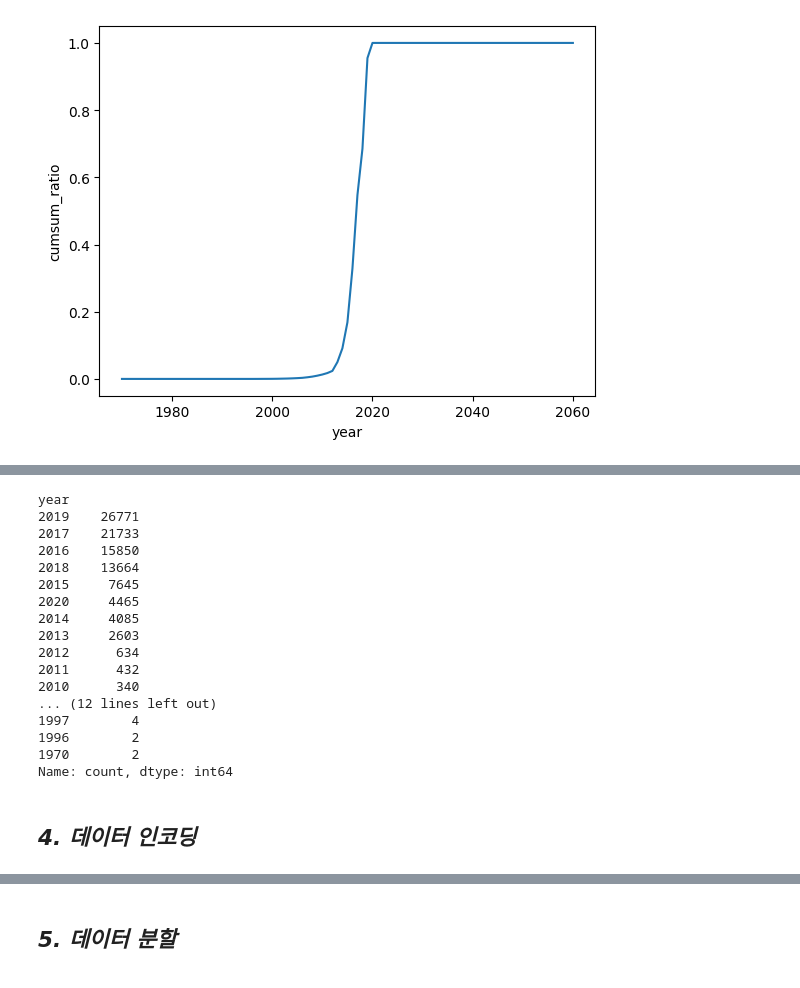
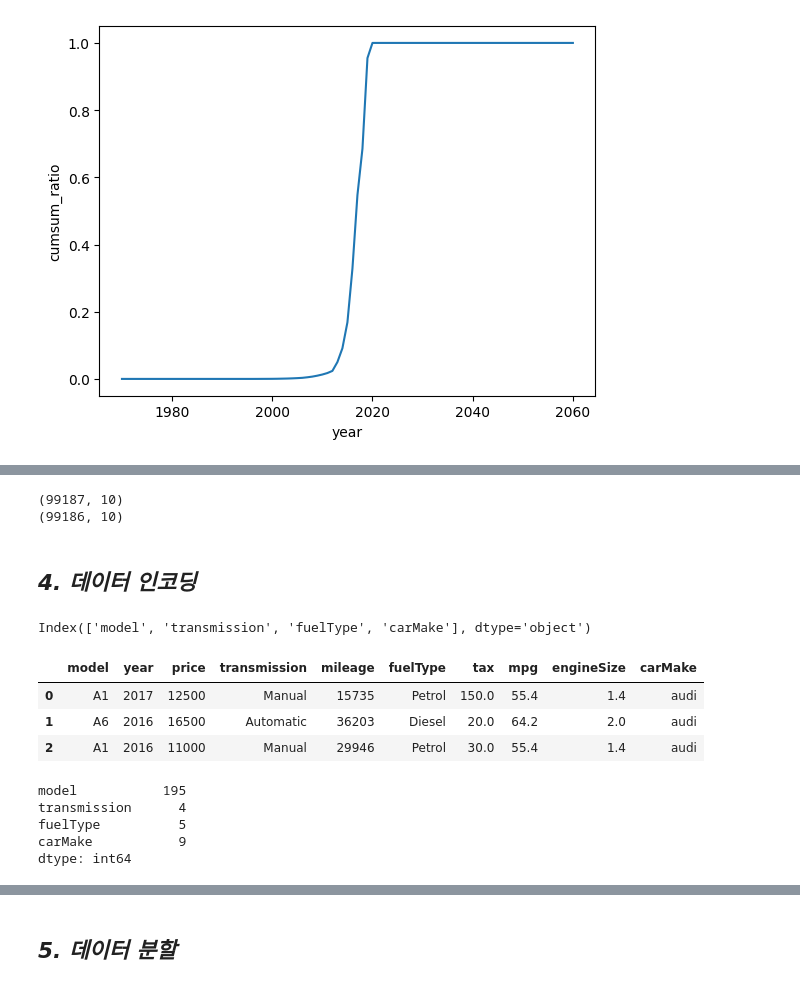
Before and after one commit to parkgunha/Chagawa_project, a Jupyter notebook: 건하_통합코드.ipynb, the cells around one changed output, grey strips where cells are left out. Drawn from its saved outputs; the diff is of its cells as text; code cells hidden in the pictures.

```diff
--- a/건하_통합코드.ipynb
+++ b/건하_통합코드.ipynb
@@ -73,7 +73,7 @@ data_frames = []
 for file_path in file_paths:
     df = pd.read_csv(file_path)
     print(f"{file_path} 파일 읽기 완료. 데이터 크기: {df.shape}")
-    df["carMake"] = file_path.split('/')[-1].split('.')[0]
+    df["carMake"] = file_path.split('/')[-1].split('.')[0].split('\\')[1]
     data_frames.append(df)
 # %% [output]
 c:\Users\a\OneDrive\Documents\GitHub\Chagawa/used_car copy\audi.csv 파일 읽기 완료. 데이터 크기: (10668, 9)
@@ -277,26 +261,30 @@ Name: year, dtype: float64
 # %%
-# year 이상치, 2060년 제외
-cond1 = full2_data['year'] == 2060
-idx = full2_data[cond1].index
-full2_data.drop(idx, inplace=True)
-full2_data['year'].value_counts()
+# year 이상치, 2060년 데이터 1개 삭제
+print(full2_data.shape)
+cond1 = (full2_data['year'] == 2060)
+full2_data = full2_data[~cond1]
+print(full2_data.shape)
 # %% [output]
-year
-2019    26771
-2017    21733
-2016    15850
-2018    13664
-2015     7645
-2020     4465
-2014     4085
-2013     2603
-2012      634
-2011      432
-2010      340
-... (12 lines left out)
-1997        4
-1996        2
-1970        2
-Name: count, dtype: int64
+(99187, 10)
+(99186, 10)
 # %% [markdown]
 ## ***4. 데이터 인코딩***
+# %%
+# 인코딩 전 컬럼 확인
+print(full2_data.select_dtypes(exclude=[int, float]).columns) # 수치형 자료가 아닌 열 4개
+full2_data.head(3)
+# %% [output]
+Index(['model', 'transmission', 'fuelType', 'carMake'], dtype='object')
+|  | model | year | price | transmission | mileage | fuelType | tax | mpg | engineSize | carMake |
+| 0 | A1 | 2017 | 12500 | Manual | 15735 | Petrol | 150.0 | 55.4 | 1.4 | audi |
+| 1 | A6 | 2016 | 16500 | Automatic | 36203 | Diesel | 20.0 | 64.2 | 2.0 | audi |
+| 2 | A1 | 2016 | 11000 | Manual | 29946 | Petrol | 30.0 | 55.4 | 1.4 | audi |
+# %%
+# 명목형 변수 별 고유값 개수 확인: 값 많으면 라벨, 적으면 원 핫 인코딩(모델의 학습 속도 고려)
+print(full2_data[['model', 'transmission', 'fuelType', 'carMake']].nunique())
+# %% [output]
+model           195
+transmission      4
+fuelType          5
+carMake           9
+dtype: int64
```
Also changed, not shown: parts of 6 cells of this notebook, 1 other file.
